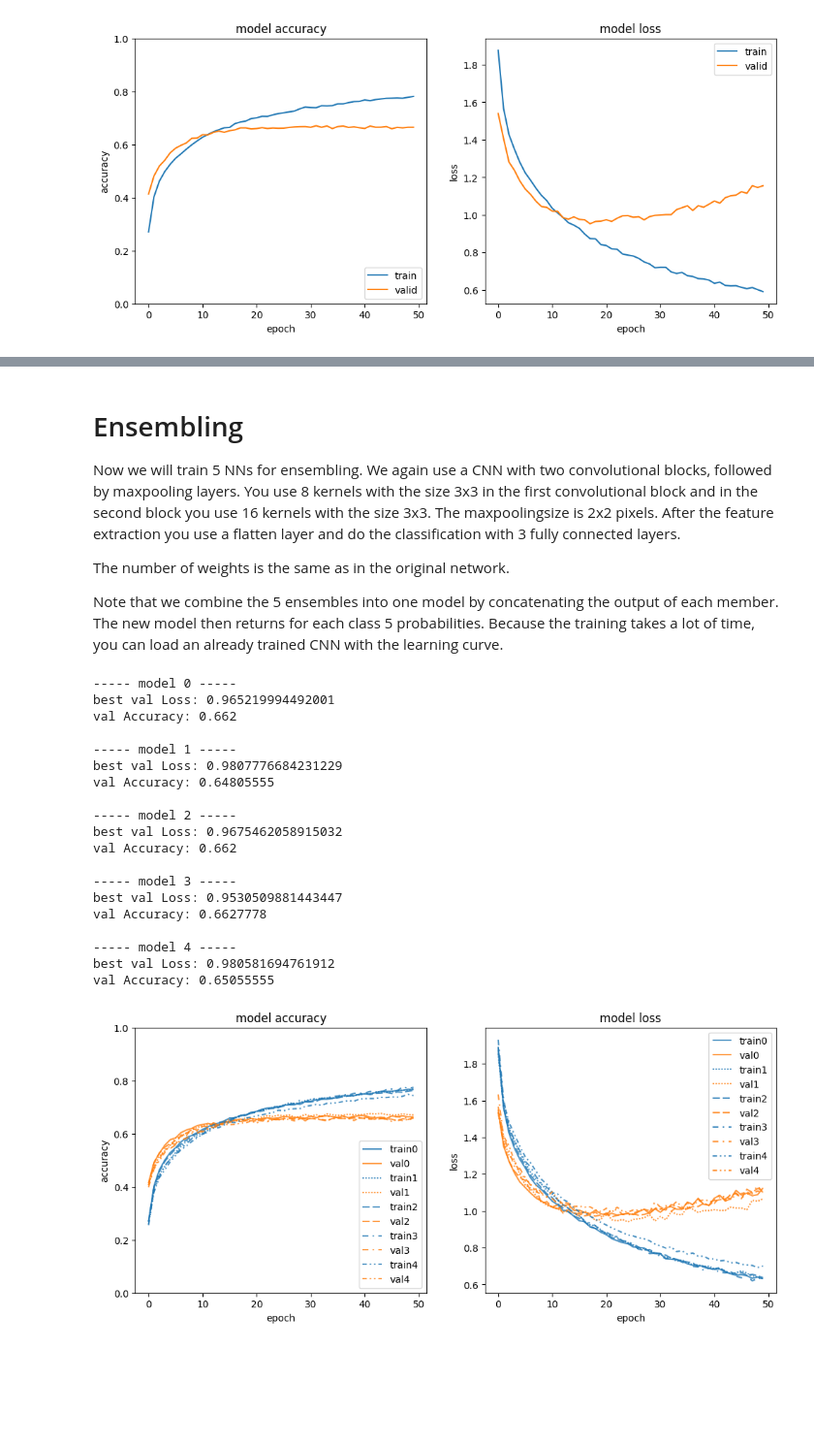
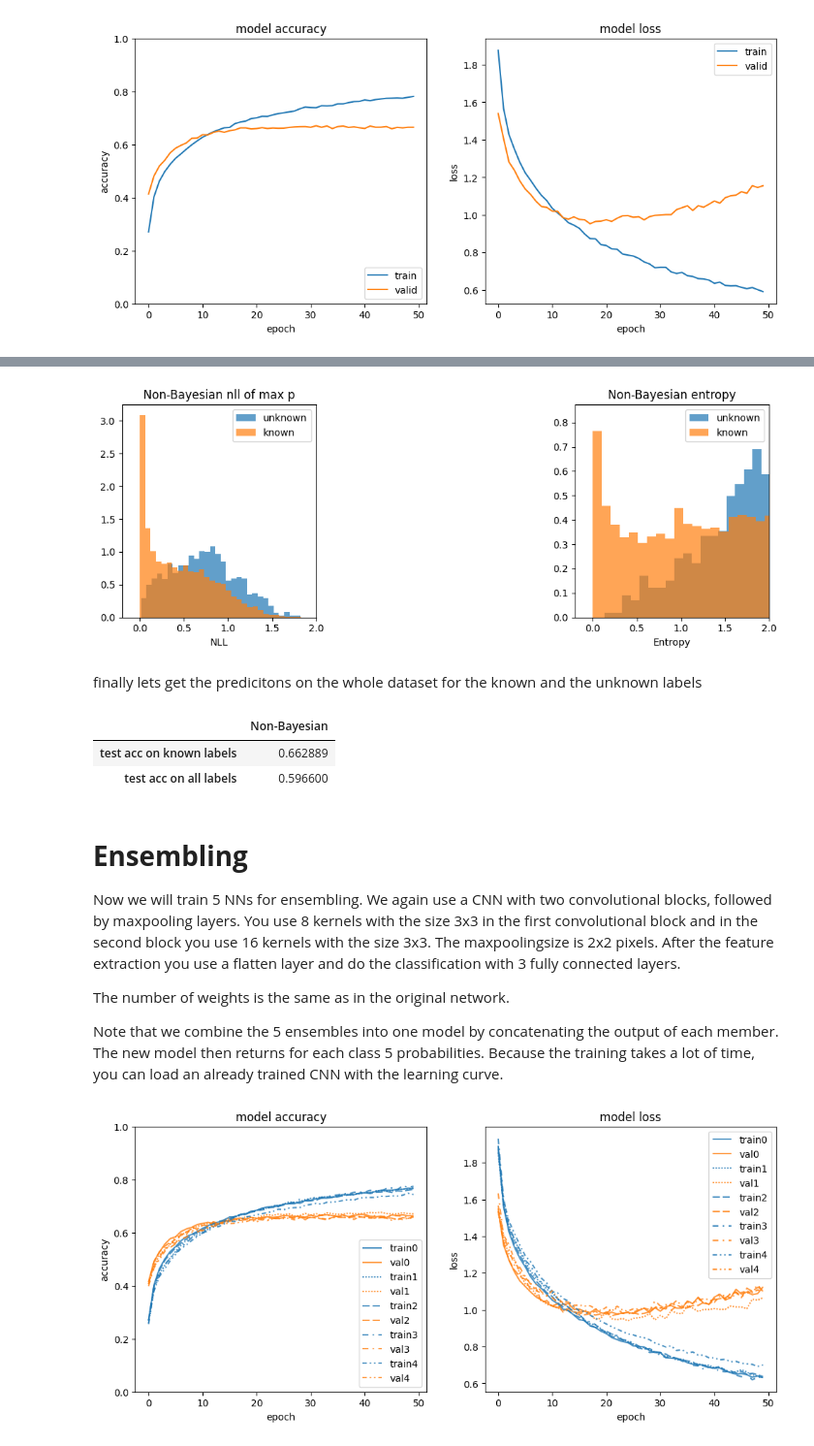
Before and after one commit to tensorchiefs/dl_course_2024, a Jupyter notebook: notebooks/17_cifar10_classification_mc_and_vi_sol.ipynb, the cells around one changed output, grey strips where cells are left out. Shown at 97% size. Saved outputs shown, nothing was run; the diff lists cells and outputs as text; code cells hidden in the pictures; blank space fills up the shorter version.

```diff
--- a/notebooks/17_cifar10_classification_mc_and_vi_sol.ipynb
+++ b/notebooks/17_cifar10_classification_mc_and_vi_sol.ipynb
@@ -553,5 +779,19 @@ pd.DataFrame(np.array([[test_acc_known],[test_acc_all]]),
+# %%
+plots_metrics_individual("Non-Bayesian CNN",nll_=nll_,pred_std=None,entropy=entropy)
+# %% [output]
+[figure, added]
+# %% [markdown]
+finally lets get the predicitons on the whole dataset for the known and the unknown labels
+# %%
+pd.DataFrame(np.array([[test_acc_known],[test_acc_all]]),
+             index=['test acc on known labels','test acc on all labels'],
+             columns=['Non-Bayesian'])
+# %% [output]
+|  | Non-Bayesian |
+| test acc on known labels | 0.662889 |
+| test acc on all labels | 0.596600 |
 # %% [markdown]
-# Ensembling
+# **Ensembling**
 
 Now we will train 5 NNs for ensembling. We again use a CNN with two convolutional blocks, followed by maxpooling layers. You use 8 kernels with the size 3x3 in the first convolutional block and in the second block you use 16 kernels with the size 3x3. The maxpoolingsize is 2x2 pixels. After the feature extraction you use a flatten layer and do the classification with 3 fully connected layers.
 
@@ -560,7 +800,7 @@ The number of weights is the same as in the original network.
 Note that we combine the 5 ensembles into one model by concatenating the output of each member. The new model then returns for each class 5 probabilities. Because the training takes a lot of time, you can load an already trained CNN with the learning curve.
 # %%
 train_ensemble = False # set to  True if models should be trained again
-
+evaluate_each_model= False
 
 models_en,histories_en = [],[]
 if train_ensemble:
@@ -595,36 +835,17 @@ else:
     model_i.load_weights(f'model_cifar10_ensemble{i}_weights.hdf5')
     models_en.append(model_i)
 
-    # evaluation on the valset
-    val_loss, val_accuracy = model_i.evaluate(x_val, y_val)
-    print(f'\n----- model {i} ----- ')
-    print("best val Loss:", val_loss)
-    print("val Accuracy:", val_accuracy)
+    if evaluate_each_model:
+      # evaluation on the valset
+      val_loss, val_accuracy = model_i.evaluate(x_val, y_val)
+      print(f'\n----- model {i} ----- ')
+      print("best val Loss:", val_loss)
+      print("val Accuracy:", val_accuracy)
 
   ## Histories
   urllib.request.urlretrieve(os.path.join(DATA_PATH,"history_ensembles_cifar10.pickle"), "history_ensembles_cifar10.pickle")
   with open('history_ensembles_cifar10.pickle', "rb") as file_pi:
     histories_en = pickle.load(file_pi)
-# %% [output]
------ model 0 -----
-best val Loss: 0.965219994492001
-val Accuracy: 0.662
-
------ model 1 -----
-best val Loss: 0.9807776684231229
-val Accuracy: 0.64805555
-
------ model 2 -----
-best val Loss: 0.9675462058915032
-val Accuracy: 0.662
-
------ model 3 -----
-best val Loss: 0.9530509881443447
-val Accuracy: 0.6627778
-
------ model 4 -----
-best val Loss: 0.980581694761912
-val Accuracy: 0.65055555
 # %%
 plots_ensemble(histories_en)
 # %% [output]
```
Also changed, not shown: parts of 40 cells of this notebook.
